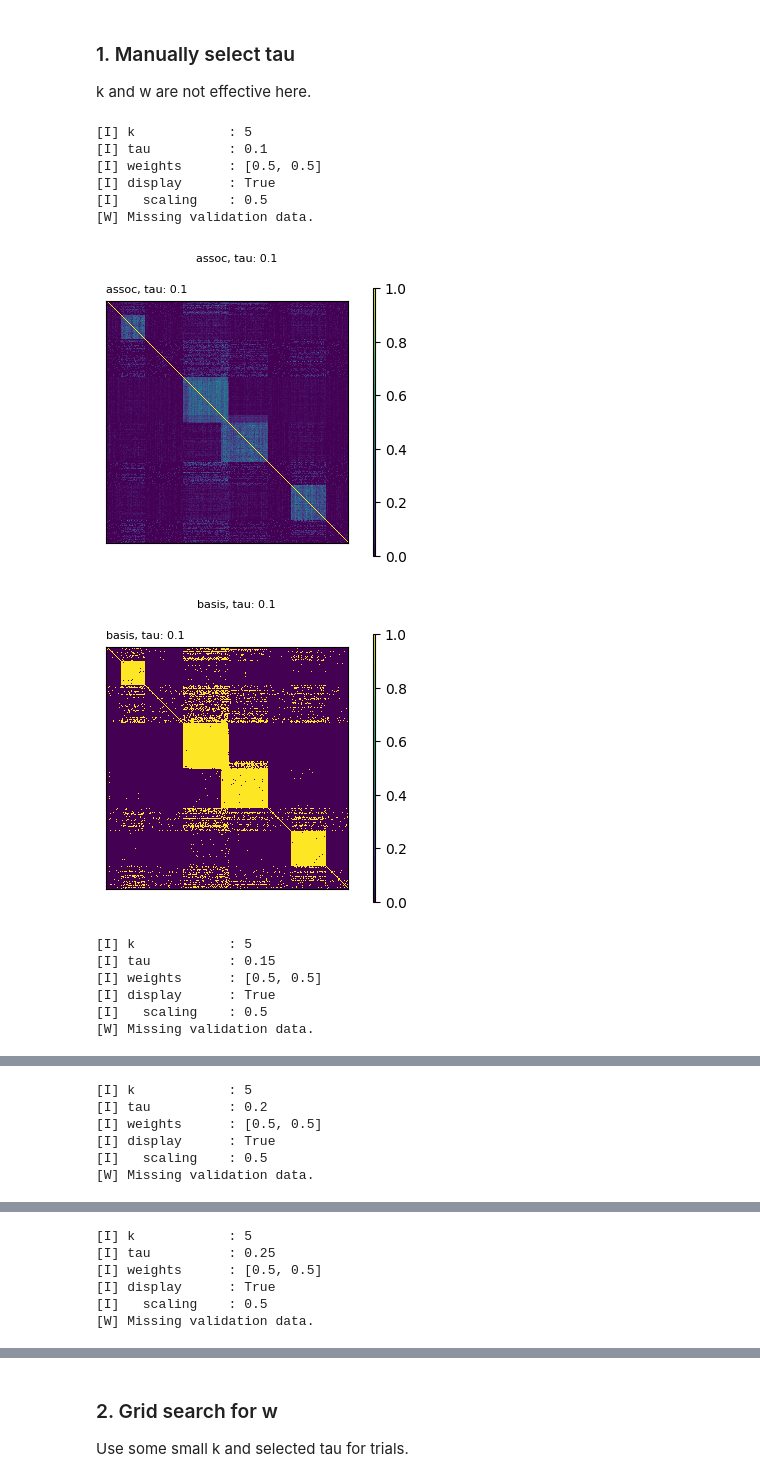
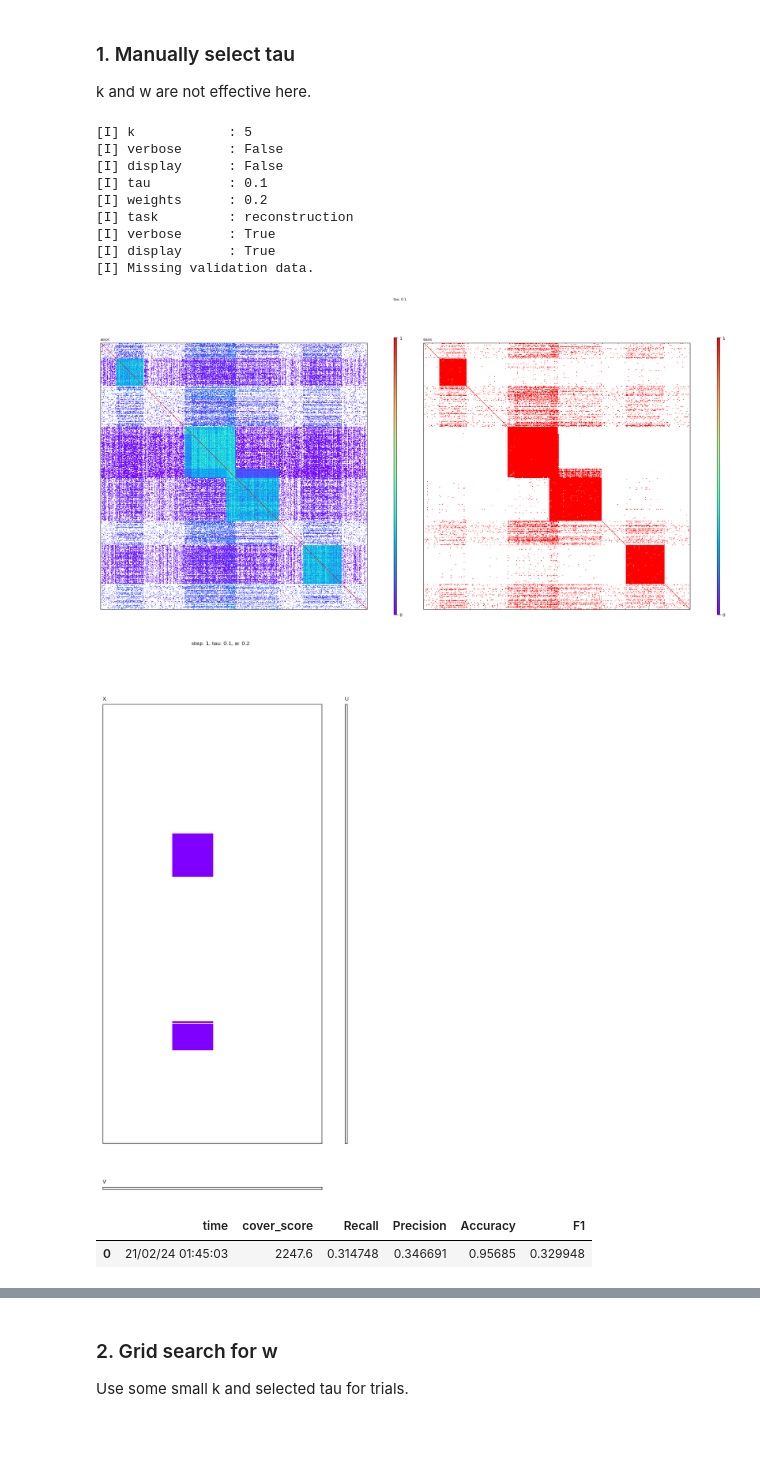
Before and after one commit to PreferredAI/PyBMF, a Jupyter notebook: examples/ex02_2_Asso_prediction_generated_ratiosplit.ipynb, the cells around one changed output, grey strips where cells are left out. Saved outputs shown, nothing was run; the diff lists cells and outputs as text; code cells hidden in the pictures; blank space fills up the shorter version.

Commit message:
Optimized Asso

```diff
--- a/examples/ex02_2_Asso_prediction_generated_ratiosplit.ipynb
+++ b/examples/ex02_2_Asso_prediction_generated_ratiosplit.ipynb
@@ -71,24 +68,23 @@ k and w are not effective here.
 # %%
 k = 5
 tau_list = [0.10, 0.15, 0.20, 0.25]
-w = [0.5, 0.5]
+w = 0.2
 
-for tau in tau_list:
-    asso = Asso(k=k, tau=tau, w=w)
-    # plot assoc and basis
-    asso._fit_prepare(X_train, display=True, scaling=0.5)
+tau = 0.10
+
+asso = Asso(k=k, tau=tau, w=w)
+asso.fit(X_train, task='reconstruction', display=True, verbose=True)
 # %% [output]
 [I] k            : 5
+[I] verbose      : False
+[I] display      : False
 [I] tau          : 0.1
-[I] weights      : [0.5, 0.5]
+[I] weights      : 0.2
+[I] task         : reconstruction
+[I] verbose      : True
 [I] display      : True
-[I]   scaling    : 0.5
-[W] Missing validation data.
+[I] Missing validation data.
-[figure, old version]
+[figure, new version]
-[figure, old version]
+[figure, new version]
-[I] k            : 5
-[I] tau          : 0.15
-[I] weights      : [0.5, 0.5]
-[I] display      : True
-[I]   scaling    : 0.5
-[W] Missing validation data.
+|  | time | cover_score | Recall | Precision | Accuracy | F1 |
+| 0 | 21/02/24 01:45:03 | 2247.6 | 0.314748 | 0.346691 | 0.95685 | 0.329948 |
@@ -97,6 +95,0 @@ for tau in tau_list:
-[I] k            : 5
-[I] tau          : 0.2
-[I] weights      : [0.5, 0.5]
-[I] display      : True
-[I]   scaling    : 0.5
-[W] Missing validation data.
@@ -105,6 +106,0 @@ for tau in tau_list:
-[I] k            : 5
-[I] tau          : 0.25
-[I] weights      : [0.5, 0.5]
-[I] display      : True
-[I]   scaling    : 0.5
-[W] Missing validation data.
```
Also changed, not shown: parts of 7 cells of this notebook, 24 other files.
